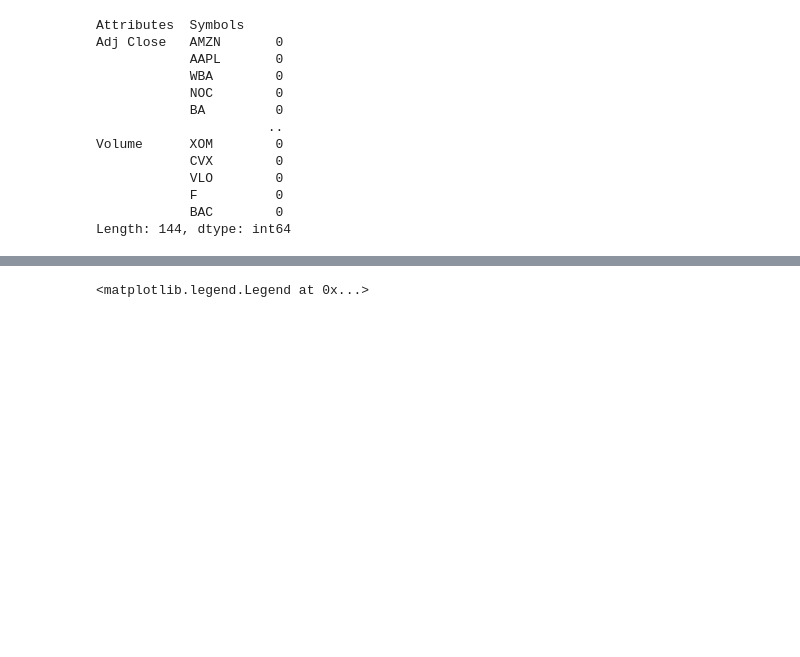
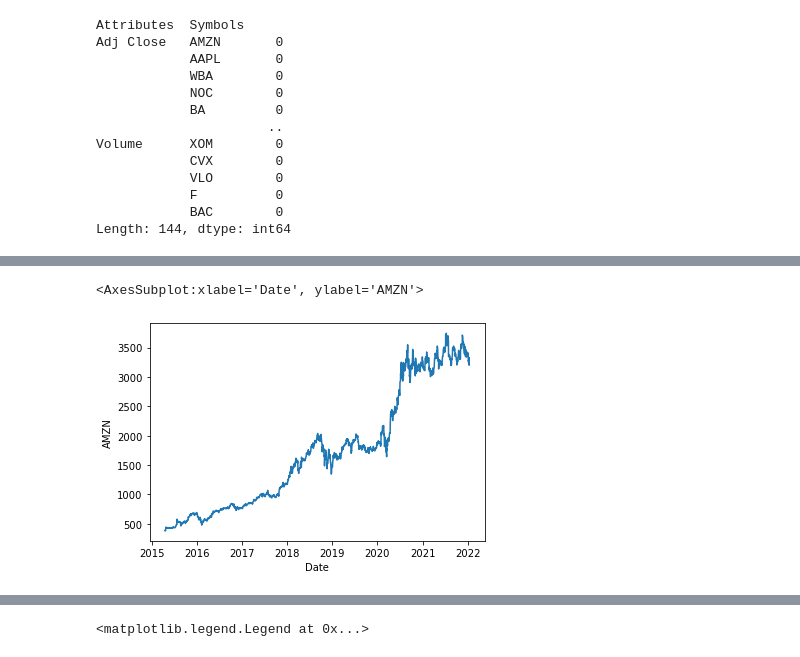
Before and after one commit to Tobi-DataDetective/Stock_Market_Clustering_Using_Kmeans, a Jupyter notebook: Stock_Market_Clustering_Using_Kmeans.ipynb, the cells around one changed output, grey strips where cells are left out. Drawn from its saved outputs; the diff is of its cells as text; code cells hidden in the pictures; blank space fills up the shorter version.

```diff
--- a/Stock_Market_Clustering_Using_Kmeans.ipynb
+++ b/Stock_Market_Clustering_Using_Kmeans.ipynb
@@ -172,0 +199,13 @@ plt.plot(df['Open']['AAPL'])
+# %%
+k = list(companies_dict.keys())
+v = list(companies_dict.values())
+
+df2 = pd.DataFrame()
+
+for a in v:
+    df2[a] = df['Open'][a]
+#     print(df2)
+
+
+df_open = pd.DataFrame(df2.to_records()) # flattens the record by removing multiindexing format
+df_open
@@ -172,0 +228,5 @@ plt.plot(df['Open']['AAPL'])
+# %%
+sns.lineplot(data=df_open, x="Date", y="AMZN")
+# %% [output]
+<AxesSubplot:xlabel='Date', ylabel='AMZN'>
+[figure, added]
```
Also changed, not shown: parts of 31 cells of this notebook, 2 other files.
